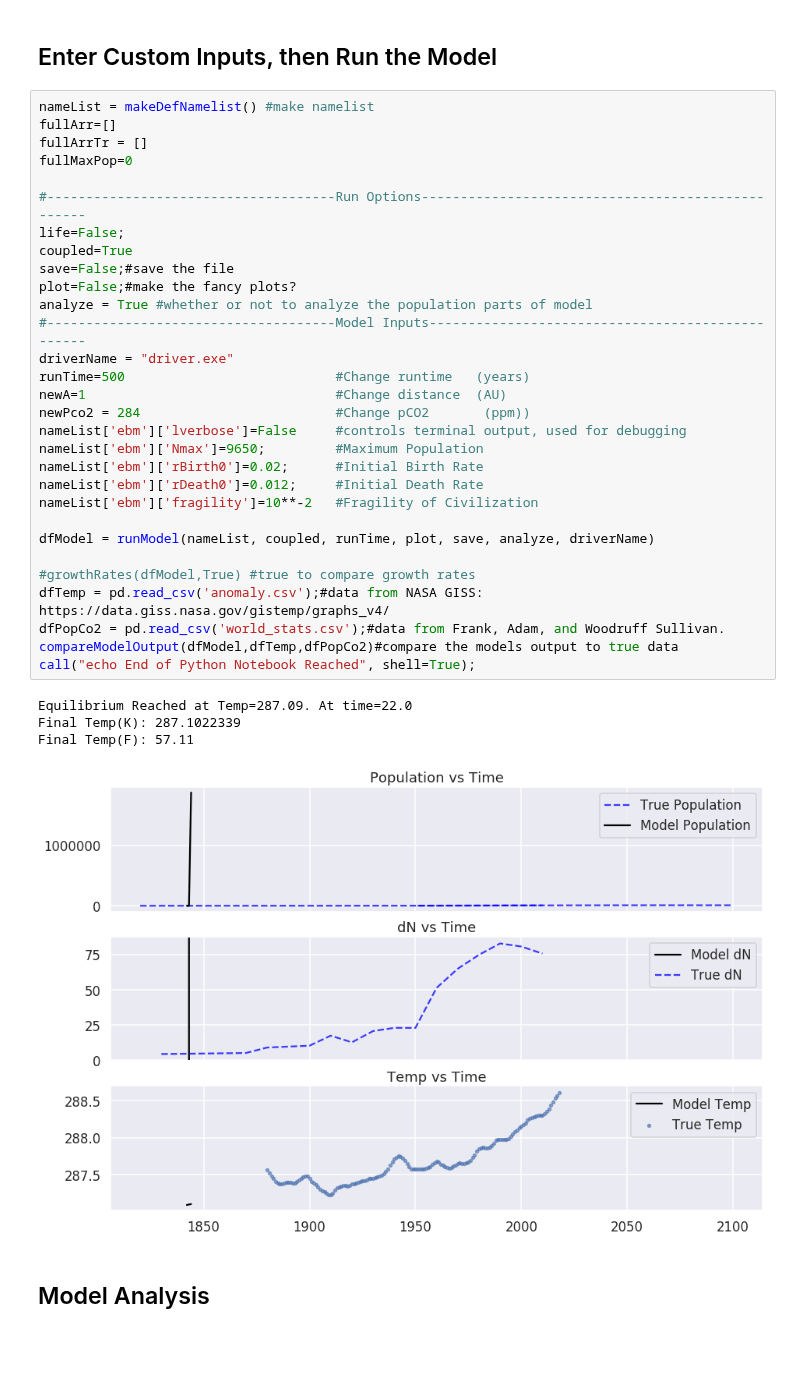
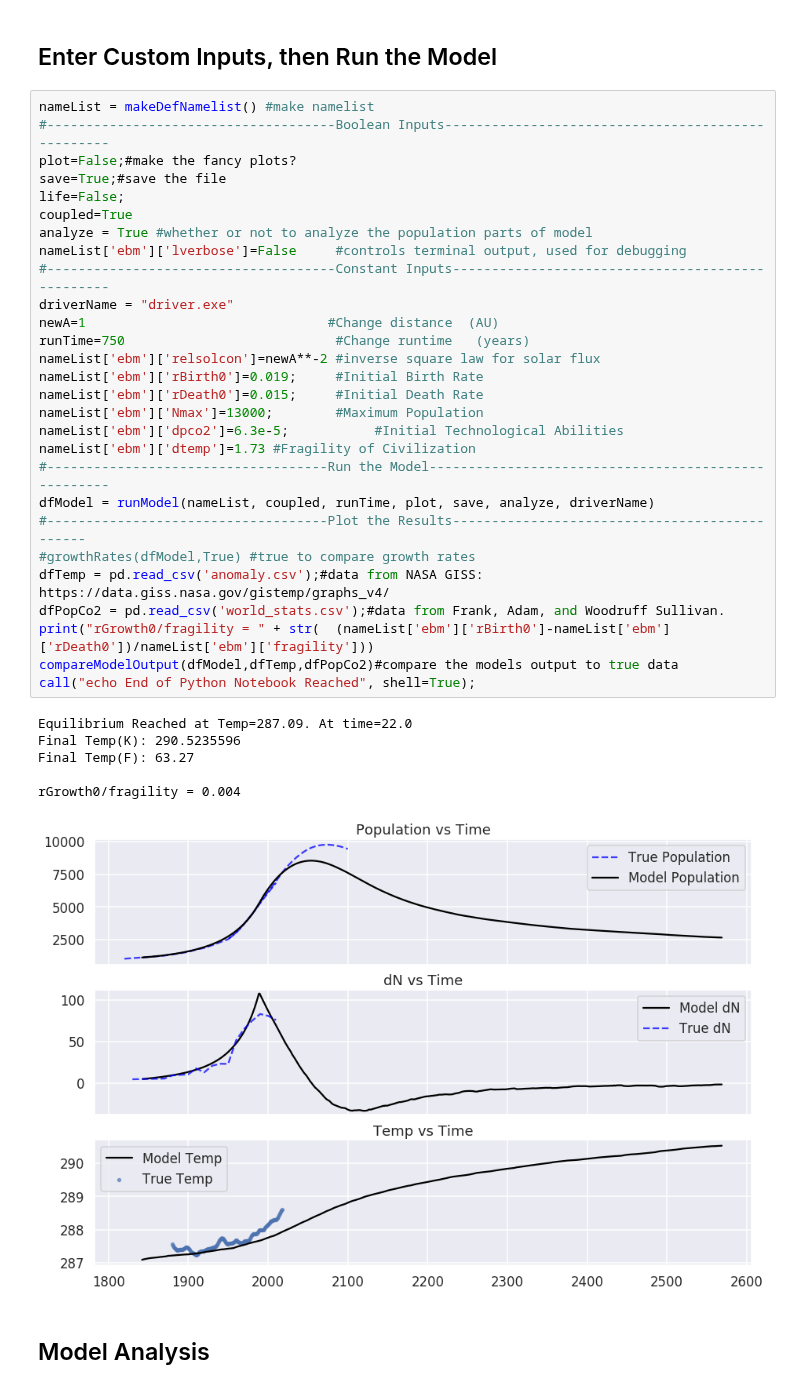
Before and after one commit to ethansav3/coupled_ebm, a Jupyter notebook: model/ebmFinal.ipynb, the cells around one changed output. Cells and saved outputs as stored; diff of their text form; blank space fills up the shorter version.

```diff
--- a/model/ebmFinal.ipynb
+++ b/model/ebmFinal.ipynb
@@ -127,39 +30,39 @@ def runModel(nameList, coupled, runTime, plot, save, analyze, driverName):
 ## Enter Custom Inputs, then Run the Model
 # %%
 nameList = makeDefNamelist() #make namelist
-fullArr=[]
-fullArrTr = []
-fullMaxPop=0
-
-#-------------------------------------Run Options--------------------------------------------------
+#-------------------------------------Boolean Inputs--------------------------------------------------
+plot=False;#make the fancy plots?
+save=True;#save the file
 life=False;
 coupled=True
-save=False;#save the file
-plot=False;#make the fancy plots?
 analyze = True #whether or not to analyze the population parts of model
-#-------------------------------------Model Inputs-------------------------------------------------
+nameList['ebm']['lverbose']=False     #controls terminal output, used for debugging
+#-------------------------------------Constant Inputs-------------------------------------------------
 driverName = "driver.exe"
-runTime=500                           #Change runtime   (years)
-newA=1                                #Change distance  (AU)
-newPco2 = 284                         #Change pCO2       (ppm))
-nameList['ebm']['lverbose']=False     #controls terminal output, used for debugging
-nameList['ebm']['Nmax']=9650;         #Maximum Population
-nameList['ebm']['rBirth0']=0.02;      #Initial Birth Rate
-nameList['ebm']['rDeath0']=0.012;     #Initial Death Rate
-nameList['ebm']['fragility']=10**-2   #Fragility of Civilization
-
+newA=1                               #Change distance  (AU)
+runTime=750                           #Change runtime   (years)
+nameList['ebm']['relsolcon']=newA**-2 #inverse square law for solar flux
+nameList['ebm']['rBirth0']=0.019;     #Initial Birth Rate
+nameList['ebm']['rDeath0']=0.015;     #Initial Death Rate
+nameList['ebm']['Nmax']=13000;        #Maximum Population
+nameList['ebm']['dpco2']=6.3e-5;           #Initial Technological Abilities
+nameList['ebm']['dtemp']=1.73 #Fragility of Civilization
+#------------------------------------Run the Model----------------------------------------------------
 dfModel = runModel(nameList, coupled, runTime, plot, save, analyze, driverName)
-
+#------------------------------------Plot the Results----------------------------------------------
 #growthRates(dfModel,True) #true to compare growth rates
 dfTemp = pd.read_csv('anomaly.csv');#data from NASA GISS: https://data.giss.nasa.gov/gistemp/graphs_v4/
 dfPopCo2 = pd.read_csv('world_stats.csv');#data from Frank, Adam, and Woodruff Sullivan.
+print("rGrowth0/fragility = " + str(  (nameList['ebm']['rBirth0']-nameList['ebm']['rDeath0'])/nameList['ebm']['fragility']))
 compareModelOutput(dfModel,dfTemp,dfPopCo2)#compare the models output to true data
 call("echo End of Python Notebook Reached", shell=True);
 # %% [output]
 Equilibrium Reached at Temp=287.09. At time=22.0
-Final Temp(K): 287.1022339
-Final Temp(F): 57.11
+Final Temp(K): 290.5235596
+Final Temp(F): 63.27
+
+rGrowth0/fragility = 0.004
-[figure, old version]
+[figure, new version]
 # %% [markdown]
 ## Model Analysis
 # %%
```
Also changed, not shown: parts of 4 cells of this notebook, 3 other files.
